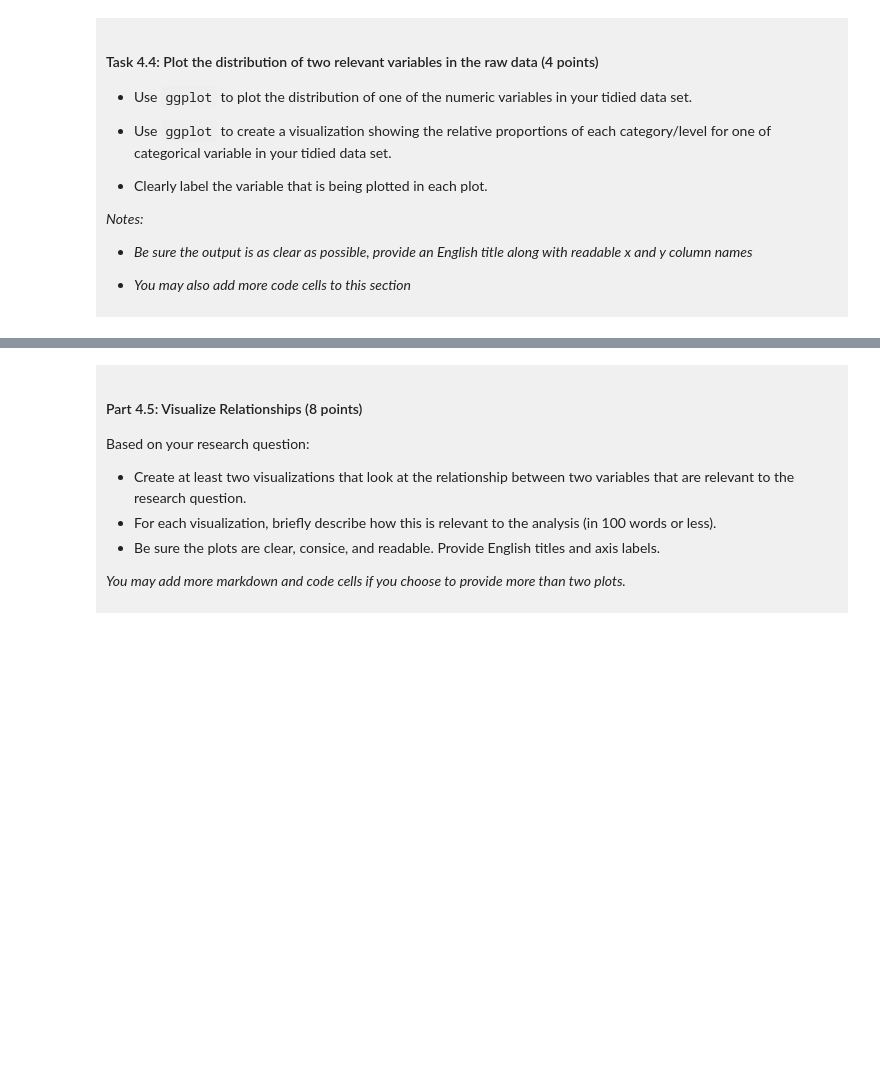
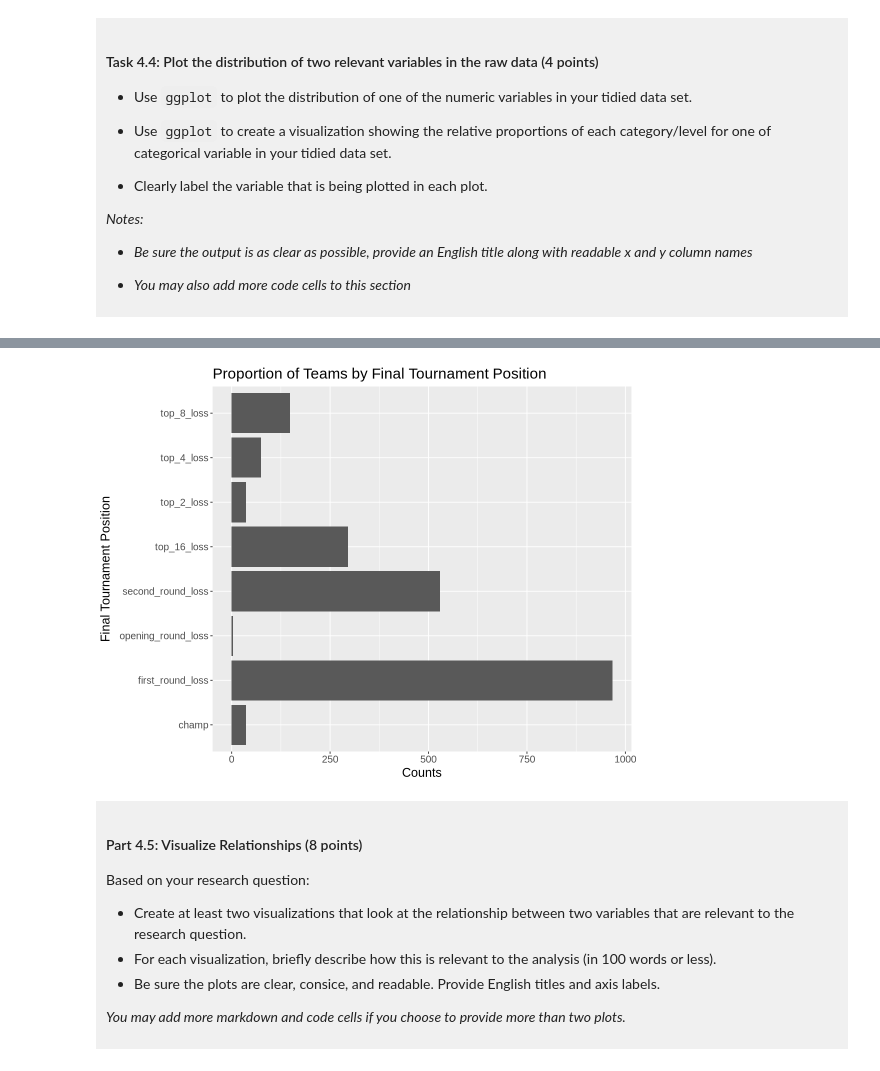
Before and after one commit to amyL126/dsci-100-project-amy-liang, a Jupyter notebook: dsci-100-project-notebook.ipynb, the cells around one changed output, grey strips where cells are left out. Cells and saved outputs as stored; diff of their text form; code cells hidden in the pictures; blank space fills up the shorter version.

```diff
--- a/dsci-100-project-notebook.ipynb
+++ b/dsci-100-project-notebook.ipynb
@@ -299,5 +381,16 @@ You will refine your research question (if needed) and produce a tidy data set.
 # %%
-### EDIT THIS CODE CELL FOR PLOT 2 ###
+options(repr.plot.width = 9, repr.plot.height = 7)
+proportion <- data_tidied |>
+    ggplot(aes(y = tourney_finish)) +
+    geom_bar() +
+    labs(title = "Proportion of Teams by Final Tournament Position",
+         x = "Counts",
+         y = "Final Tournament Position",
+         ) +
+    theme(text = element_text(size=15))
+proportion
+# %% [output]
+[figure, added]
 # %% [markdown]
 <div style="background-color: #f0f0f0; padding: 10px;">
 
```
Also changed, not shown: parts of 15 cells of this notebook.
